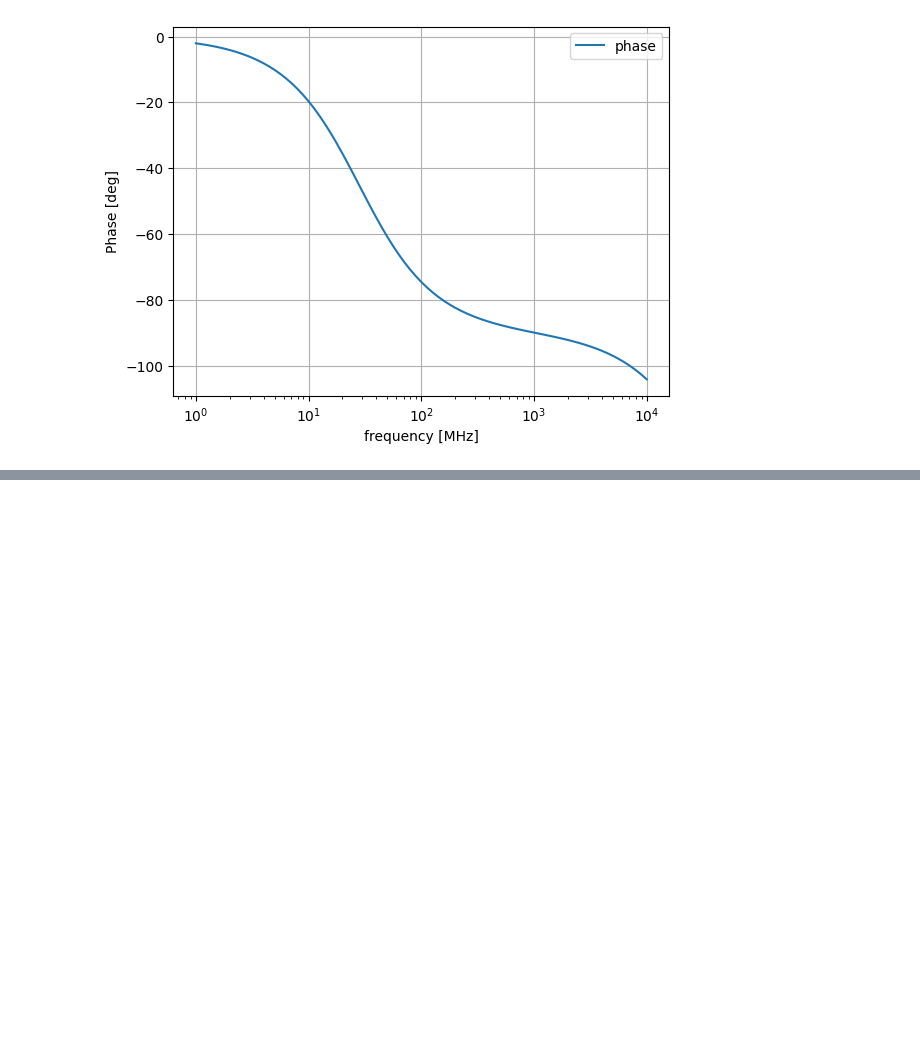
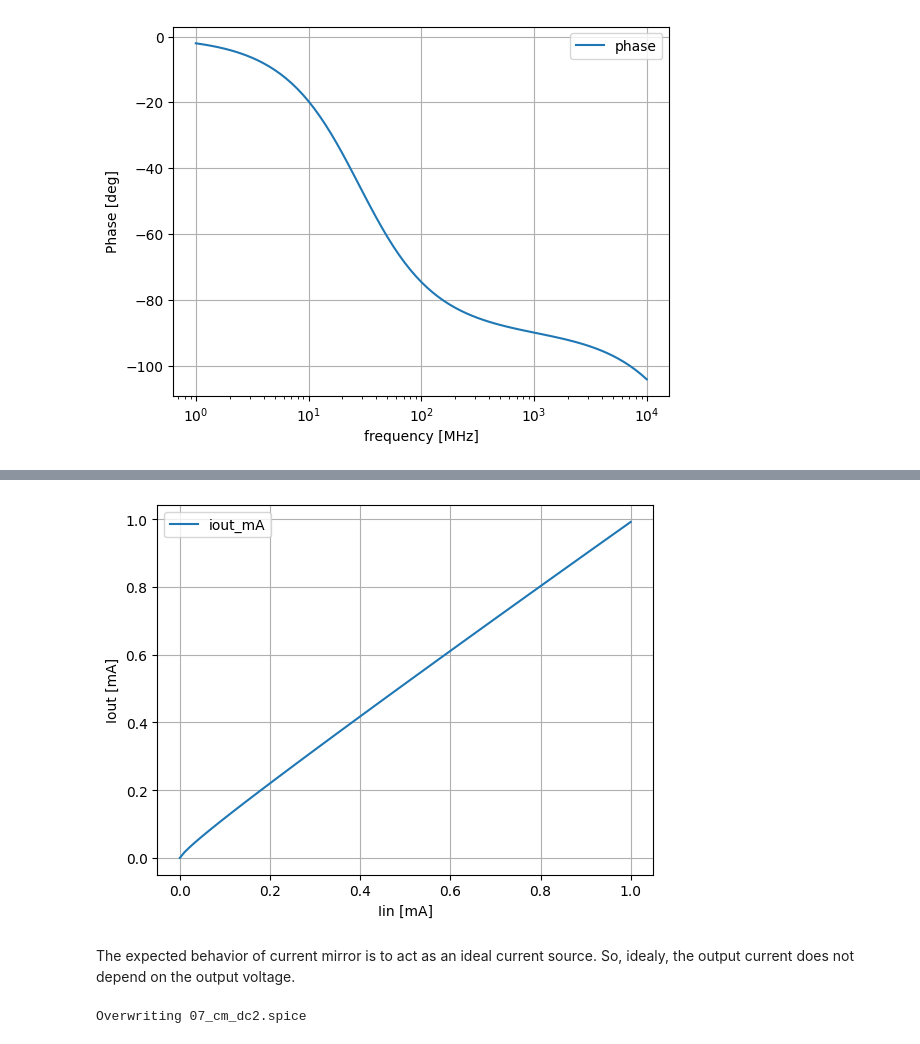
Before and after one commit to atuchiya/gf180-analog-tutorial, a Jupyter notebook: fifty_nifty.ipynb, the cells around one changed output, grey strips where cells are left out. Saved outputs shown, nothing was run; the diff lists cells and outputs as text; code cells hidden in the pictures; blank space fills up the shorter version.

Commit message:
Add current mirror and diff pair

```diff
--- a/fifty_nifty.ipynb
+++ b/fifty_nifty.ipynb
@@ -328,0 +376,40 @@ plt.show()
+# %%
+df = pd.read_csv("07_cm_dc.txt", delim_whitespace=True, header=None)
+df.columns = ["iin", "iout"]
+df['iin_mA'] = df['iin'] * 1000
+df['iout_mA'] = -df['iout'] * 1000
+
+plt.plot(df['iin_mA'], df['iout_mA'], label='iout_mA')
+plt.xlabel('Iin [mA]')
+plt.ylabel('Iout [mA]')
+plt.legend()
+plt.grid(True)
+plt.show()
+# %% [output]
+[figure, added]
+# %% [markdown]
+The expected behavior of current mirror is to act as an ideal current source. So, idealy, the output current does not depend on the output voltage.
+# %%
+%%writefile 07_cm_dc2.spice
+* Current Mirror
+
+.include "globalfoundries-pdk-libs-gf180mcu_fd_pr/models/ngspice/design.ngspice"
+.lib "globalfoundries-pdk-libs-gf180mcu_fd_pr/models/ngspice/sm141064.ngspice" typical
+
+XM1 in in GND GND nfet_03v3 L=0.28u W=5.6u nf=1 ad='int((nf+1)/2) * W/nf * 0.18u' as='int((nf+2)/2) * W/nf * 0.18u' pd='2*int((nf+1)/2) * (W/nf + 0.18u)'
++ ps='2*int((nf+2)/2) * (W/nf + 0.18u)' nrd='0.18u / W' nrs='0.18u / W' sa=0 sb=0 sd=0 m=1
+XM2 out in GND GND nfet_03v3 L=0.28u W=5.6u nf=1 ad='int((nf+1)/2) * W/nf * 0.18u' as='int((nf+2)/2) * W/nf * 0.18u' pd='2*int((nf+1)/2) * (W/nf + 0.18u)'
++ ps='2*int((nf+2)/2) * (W/nf + 0.18u)' nrd='0.18u / W' nrs='0.18u / W' sa=0 sb=0 sd=0 m=1
+VDD vdd GND 3.3
+IIN vdd in 1m
+VOUT out GND 1.65
+
+.option savecurrent
+.control
+save all
+dc VOUT 0 3.3 0.01
+wrdata 07_cm_dc2.txt i(VOUT)
+.endc
+.end
+# %% [output]
+Overwriting 07_cm_dc2.spice
```
Also changed, not shown: parts of 30 cells of this notebook.
